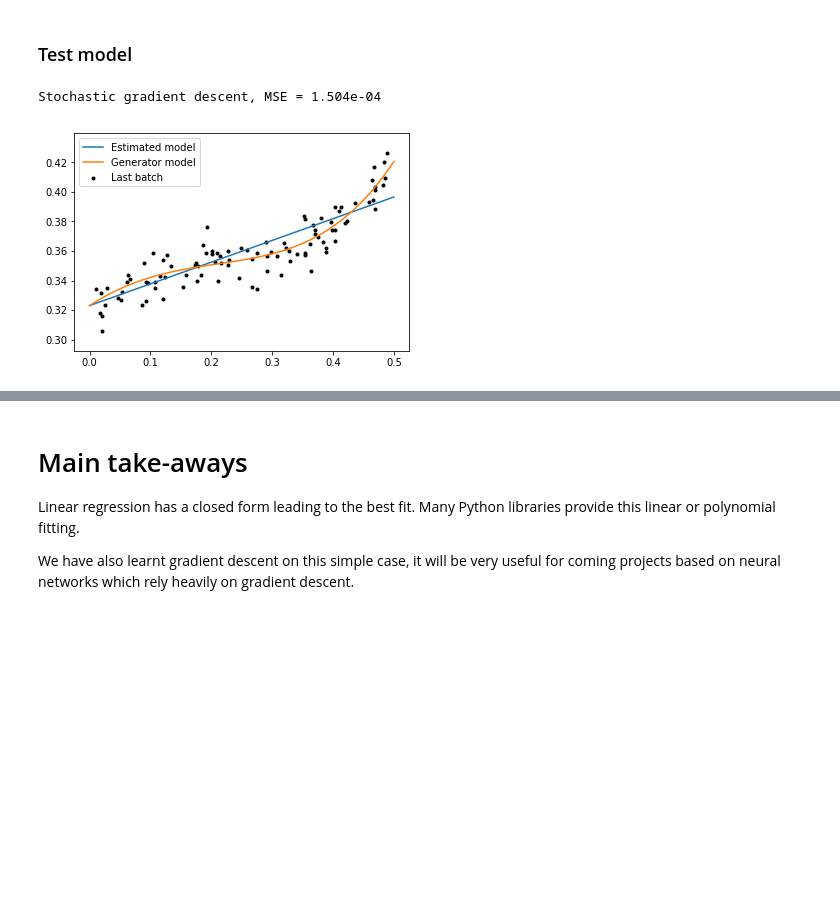
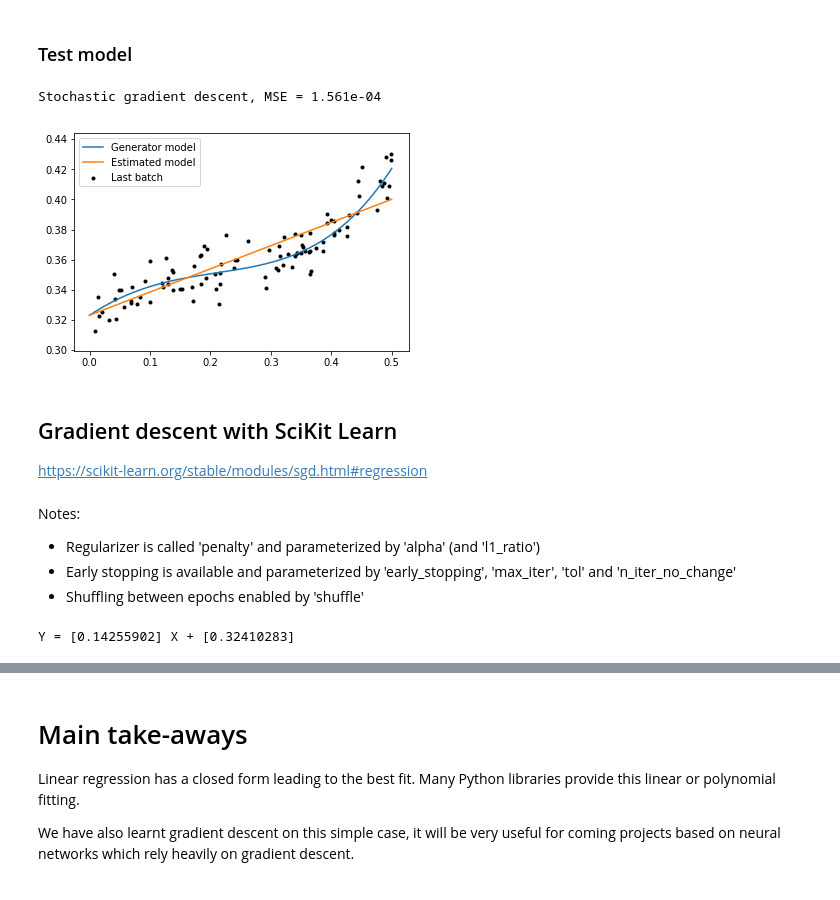
Before and after one commit to tonio73/data-science, a Jupyter notebook: linear/LinearRegressionUnivariate.ipynb, the cells around one changed output, grey strips where cells are left out. Drawn from its saved outputs; the diff is of its cells as text; code cells hidden in the pictures; blank space fills up the shorter version.

Commit message:
- Adding method with Scikit learn's gradient descent - More links

```diff
--- a/linear/LinearRegressionUnivariate.ipynb
+++ b/linear/LinearRegressionUnivariate.ipynb
@@ -354,11 +354,15 @@ plt.grid();
 yEst8 = w8*xTest + bEst
 # %%
 plt.scatter(xBatch, yBatch, marker='.', color = 'black');
+plt.plot(xTrain, yClean)
 plt.plot(xTest, yEst8)
-plt.plot(xTrain, yClean)
-plt.legend(['Estimated model', 'Generator model', 'Last batch'])
+plt.legend(['Generator model', 'Estimated model', 'Last batch'])
 mse8 = skMetrics.mean_squared_error(yTest, yEst8)
 print('Stochastic gradient descent, MSE =', "{:.3e}".format(mse8));
 # %% [output]
-Stochastic gradient descent, MSE = 1.504e-04
+Stochastic gradient descent, MSE = 1.561e-04
-[figure, old version]
+[figure, new version]
+# %% [markdown]
+## Gradient descent with SciKit Learn
+
+https://scikit-learn.org/stable/modules/sgd.html#regression
@@ -364,0 +379,10 @@ Stochastic gradient descent, MSE = 1.504e-04
+# %% [markdown]
+Notes:
+- Regularizer is called 'penalty' and parameterized by 'alpha' (and 'l1_ratio')
+- Early stopping is available and parameterized by 'early_stopping', 'max_iter', 'tol' and 'n_iter_no_change'
+- Shuffling between epochs enabled by 'shuffle'
+# %%
+model9.fit(xTrain.reshape(-1, 1), yTrain)
+print('Y = {0} X + {1}'.format(model9.coef_, model9.intercept_))
+# %% [output]
+Y = [0.14255902] X + [0.32410283]
```
Also changed, not shown: parts of 21 cells of this notebook, 2 other files.
